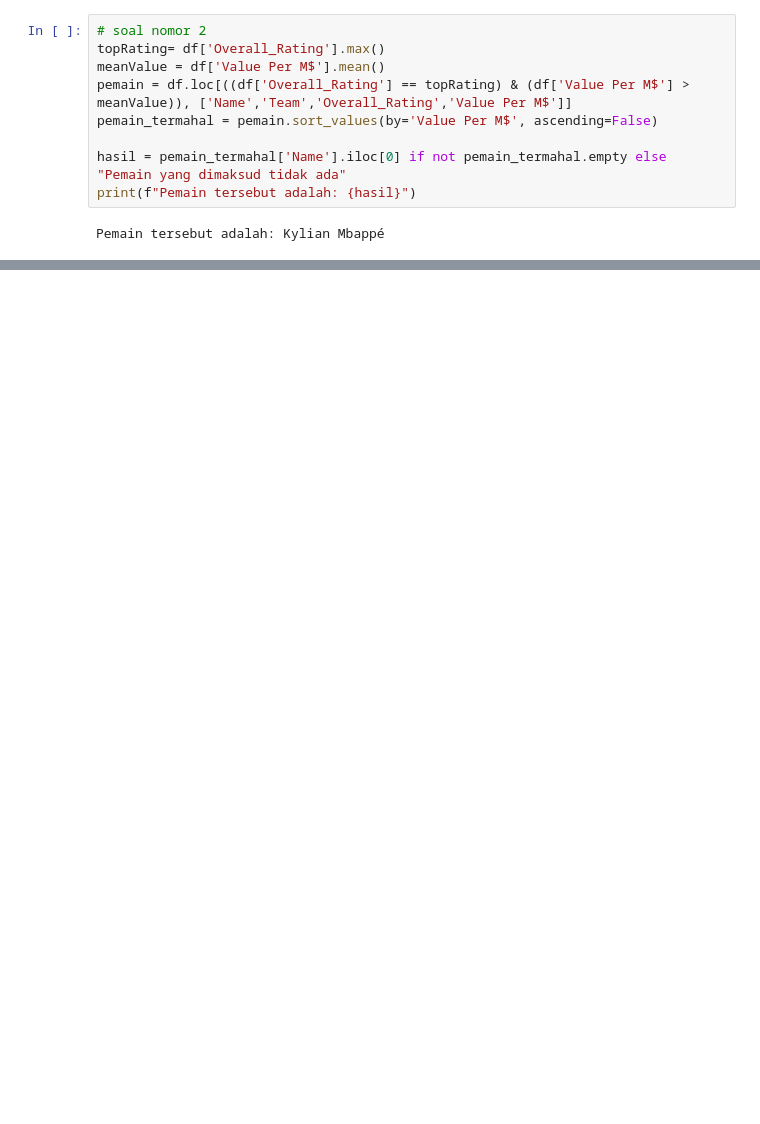
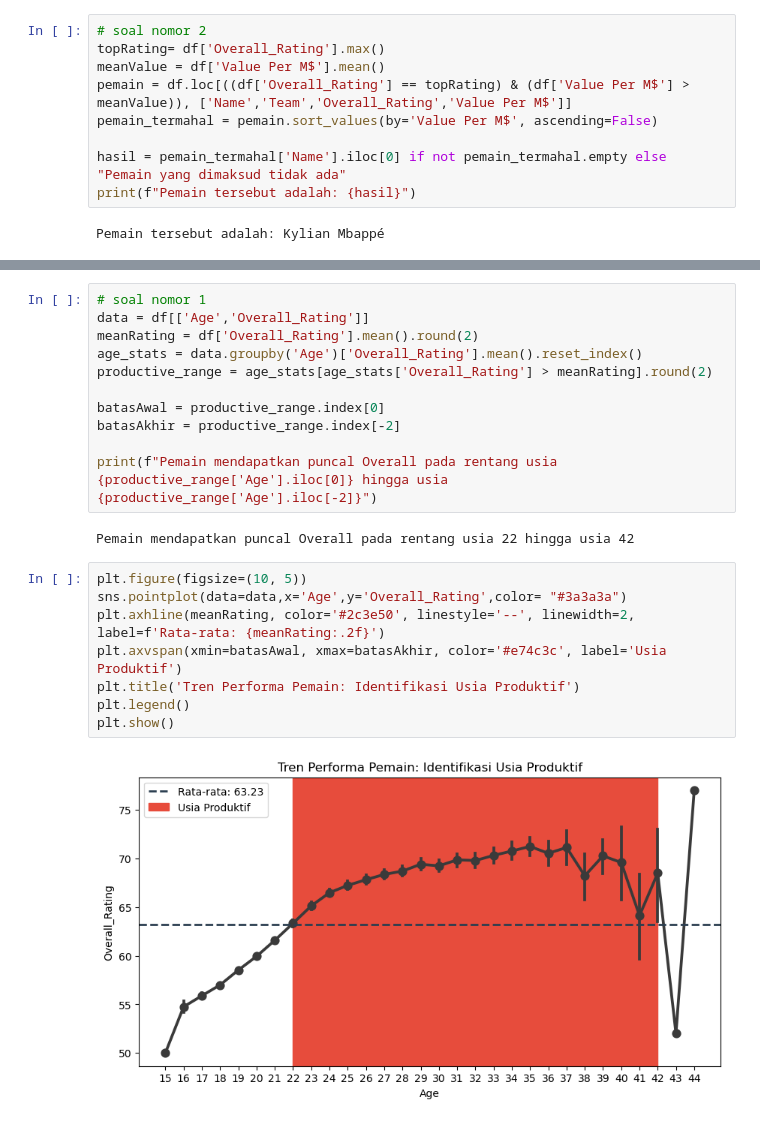
Before and after one commit to HafidzAfrieno/Project-Data-Analyst-Part-1, a Jupyter notebook: fifa_player_analyst.ipynb, the cells around one changed output, grey strips where cells are left out. Cells and saved outputs as stored; diff of their text form; blank space fills up the shorter version.

```diff
--- a/fifa_player_analyst.ipynb
+++ b/fifa_player_analyst.ipynb
@@ -260,0 +229,23 @@ Passing `palette` without assigning `hue` is deprecated and will be removed in v
+# %%
+# soal nomor 1
+data = df[['Age','Overall_Rating']]
+meanRating = df['Overall_Rating'].mean().round(2)
+age_stats = data.groupby('Age')['Overall_Rating'].mean().reset_index()
+productive_range = age_stats[age_stats['Overall_Rating'] > meanRating].round(2)
+
+batasAwal = productive_range.index[0]
+batasAkhir = productive_range.index[-2]
+
+print(f"Pemain mendapatkan puncal Overall pada rentang usia {productive_range['Age'].iloc[0]} hingga usia {productive_range['Age'].iloc[-2]}")
+# %% [output]
+Pemain mendapatkan puncal Overall pada rentang usia 22 hingga usia 42
+# %%
+plt.figure(figsize=(10, 5))
+sns.pointplot(data=data,x='Age',y='Overall_Rating',color= "#3a3a3a")
+plt.axhline(meanRating, color='#2c3e50', linestyle='--', linewidth=2, label=f'Rata-rata: {meanRating:.2f}')
+plt.axvspan(xmin=batasAwal, xmax=batasAkhir, color='#e74c3c', label='Usia Produktif')
+plt.title('Tren Performa Pemain: Identifikasi Usia Produktif')
+plt.legend()
+plt.show()
+# %% [output]
+[figure, added]
```
Also changed, not shown: parts of 9 cells of this notebook.
